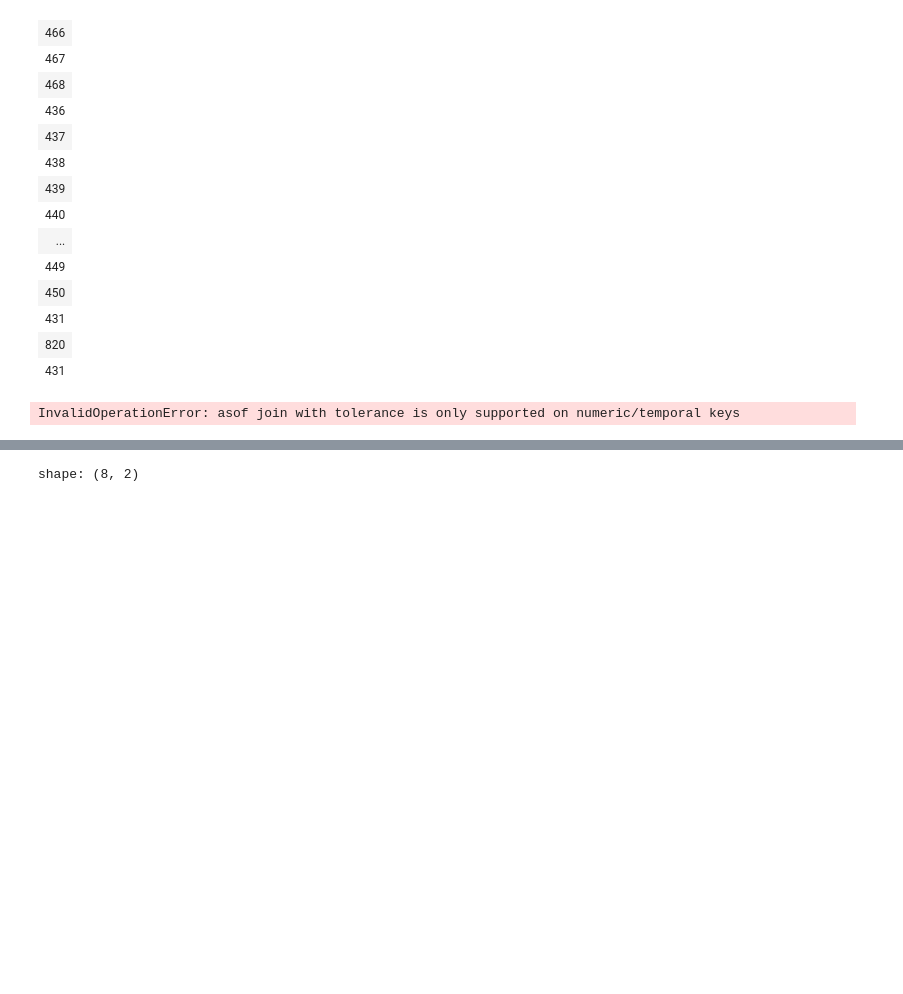
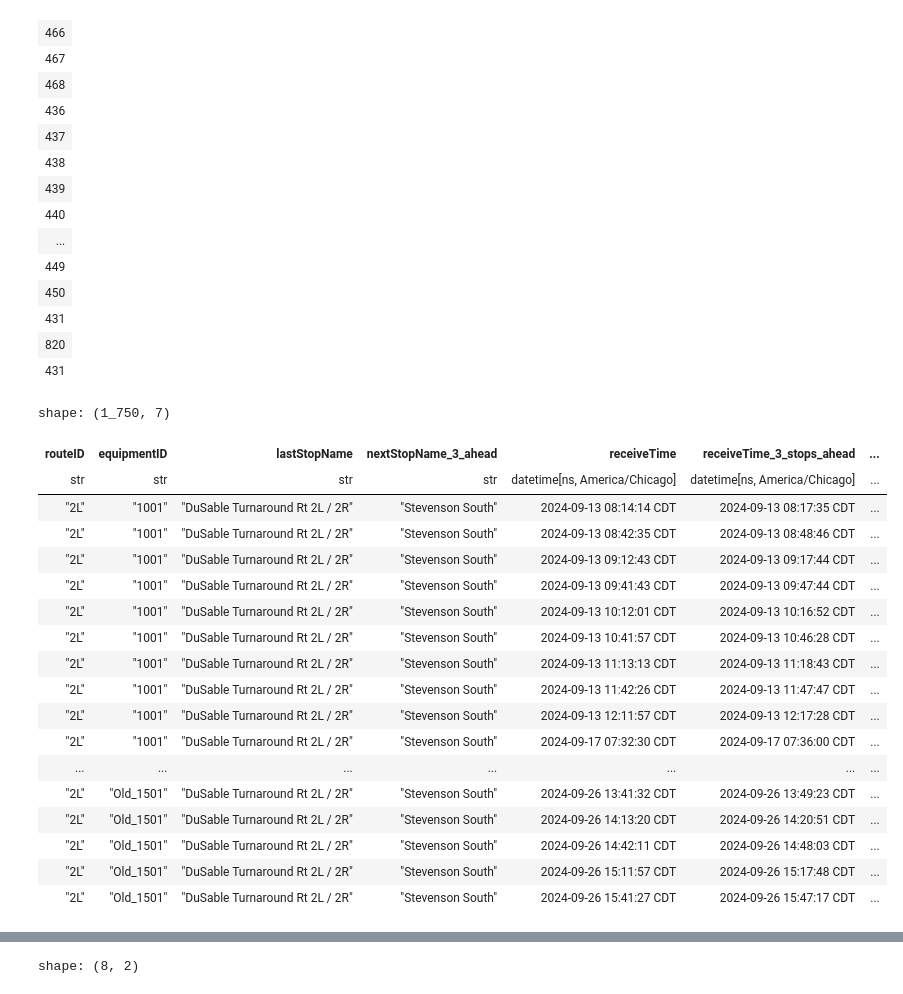
Before and after one commit to shaivilp/Research-Rookies, a Jupyter notebook: data_visualization/predictions.ipynb, the cells around one changed output, grey strips where cells are left out. Saved outputs shown, nothing was run; the diff lists cells and outputs as text; code cells hidden in the pictures; blank space fills up the shorter version.

Commit message:
feat: Started working on generalized timeDiff's being able to look at the difference more than 1 stop out

```diff
--- a/data_visualization/predictions.ipynb
+++ b/data_visualization/predictions.ipynb
@@ -345,13 +323,55 @@ shape: (23,)
 | 431 |
 | 820 |
 | 431 |
-# %%
-#Filter out the subset of data we want to work with
-df1 = subset.filter(pl.col("nextStopID") == 433)
-df2 = subset.filter(pl.col("nextStopID") == 467)
-
-joined = df1.join_asof(df2, on="equipmentID", by="receiveTime", strategy="forward", tolerance=pl.duration(minutes=30))
-
-joined
-# %% [output]
-InvalidOperationError: asof join with tolerance is only supported on numeric/temporal keys
+# %%
+# Calcuate the time difference between going to Linchon hall to Stevenson South
+shiftVal = -4
+
+# Ensure the data is sorted by 'equipmentID' and 'receiveTime'
+df = subset.sort(["equipmentID", "receiveTime"])
+
+# Group by 'equipmentID' and shift the 'receiveTime' column by 3 to get the time three stops ahead
+df = df.with_columns([
+    pl.col("receiveTime").shift(shiftVal).over("equipmentID").alias("receiveTime_3_stops_ahead"),
+    pl.col("nextStopID").shift(shiftVal).over("equipmentID").alias("nextStopID_3_stops_ahead"),
+    pl.col("lastStopName").shift(shiftVal).over("equipmentID").alias("lastStopName_3_stops_ahead")
+])
+
+# Join with stops to get the name of the stop 3 stops ahead
+df = df.join(stops.rename({"id": "nextStopID_3_stops_ahead"}).select(["nextStopID_3_stops_ahead", "name"]).unique(), on="nextStopID_3_stops_ahead", how="left").rename({"name": "nextStopName_3_ahead"})
+
+# Filter the rows where 'nextStopID' is 433 to calculate the time difference
+df_filtered = df.filter(pl.col("nextStopID") == 433)
+
+df_filtered = df_filtered.with_columns([
+    pl.col("receiveTime").dt.convert_time_zone("America/Chicago").alias("receiveTime"),
+    pl.col("receiveTime_3_stops_ahead").dt.convert_time_zone("America/Chicago").alias("receiveTime_3_stops_ahead")
+])
+
+# Calculate the time difference between the current stop and three stops ahead
+df_filtered = df_filtered.with_columns([
+    (pl.col("receiveTime_3_stops_ahead") - pl.col("receiveTime")).alias("timeDiff_3_stops_ahead")
+])
+
+# Display the result
+df_filtered['routeID', 'equipmentID', 'lastStopName', 'nextStopName_3_ahead', 'receiveTime', 'receiveTime_3_stops_ahead', 'timeDiff_3_stops_ahead']
+# %% [output]
+shape: (1_750, 7)
+| routeID | equipmentID | lastStopName | nextStopName_3_ahead | receiveTime | receiveTime_3_stops_ahead | ... |
+| str | str | str | str | datetime[ns, America/Chicago] | datetime[ns, America/Chicago] | ... |
+| "2L" | "1001" | "DuSable Turnaround Rt 2L / 2R" | "Stevenson South" | 2024-09-13 08:14:14 CDT | 2024-09-13 08:17:35 CDT | ... |
+| "2L" | "1001" | "DuSable Turnaround Rt 2L / 2R" | "Stevenson South" | 2024-09-13 08:42:35 CDT | 2024-09-13 08:48:46 CDT | ... |
+| "2L" | "1001" | "DuSable Turnaround Rt 2L / 2R" | "Stevenson South" | 2024-09-13 09:12:43 CDT | 2024-09-13 09:17:44 CDT | ... |
+| "2L" | "1001" | "DuSable Turnaround Rt 2L / 2R" | "Stevenson South" | 2024-09-13 09:41:43 CDT | 2024-09-13 09:47:44 CDT | ... |
+| "2L" | "1001" | "DuSable Turnaround Rt 2L / 2R" | "Stevenson South" | 2024-09-13 10:12:01 CDT | 2024-09-13 10:16:52 CDT | ... |
+| "2L" | "1001" | "DuSable Turnaround Rt 2L / 2R" | "Stevenson South" | 2024-09-13 10:41:57 CDT | 2024-09-13 10:46:28 CDT | ... |
+| "2L" | "1001" | "DuSable Turnaround Rt 2L / 2R" | "Stevenson South" | 2024-09-13 11:13:13 CDT | 2024-09-13 11:18:43 CDT | ... |
+| "2L" | "1001" | "DuSable Turnaround Rt 2L / 2R" | "Stevenson South" | 2024-09-13 11:42:26 CDT | 2024-09-13 11:47:47 CDT | ... |
+| "2L" | "1001" | "DuSable Turnaround Rt 2L / 2R" | "Stevenson South" | 2024-09-13 12:11:57 CDT | 2024-09-13 12:17:28 CDT | ... |
+| "2L" | "1001" | "DuSable Turnaround Rt 2L / 2R" | "Stevenson South" | 2024-09-17 07:32:30 CDT | 2024-09-17 07:36:00 CDT | ... |
+| ... | ... | ... | ... | ... | ... | ... |
+| "2L" | "Old_1501" | "DuSable Turnaround Rt 2L / 2R" | "Stevenson South" | 2024-09-26 13:41:32 CDT | 2024-09-26 13:49:23 CDT | ... |
+| "2L" | "Old_1501" | "DuSable Turnaround Rt 2L / 2R" | "Stevenson South" | 2024-09-26 14:13:20 CDT | 2024-09-26 14:20:51 CDT | ... |
+| "2L" | "Old_1501" | "DuSable Turnaround Rt 2L / 2R" | "Stevenson South" | 2024-09-26 14:42:11 CDT | 2024-09-26 14:48:03 CDT | ... |
+| "2L" | "Old_1501" | "DuSable Turnaround Rt 2L / 2R" | "Stevenson South" | 2024-09-26 15:11:57 CDT | 2024-09-26 15:17:48 CDT | ... |
+| "2L" | "Old_1501" | "DuSable Turnaround Rt 2L / 2R" | "Stevenson South" | 2024-09-26 15:41:27 CDT | 2024-09-26 15:47:17 CDT | ... |
```
Also changed, not shown: parts of 3 cells of this notebook.
